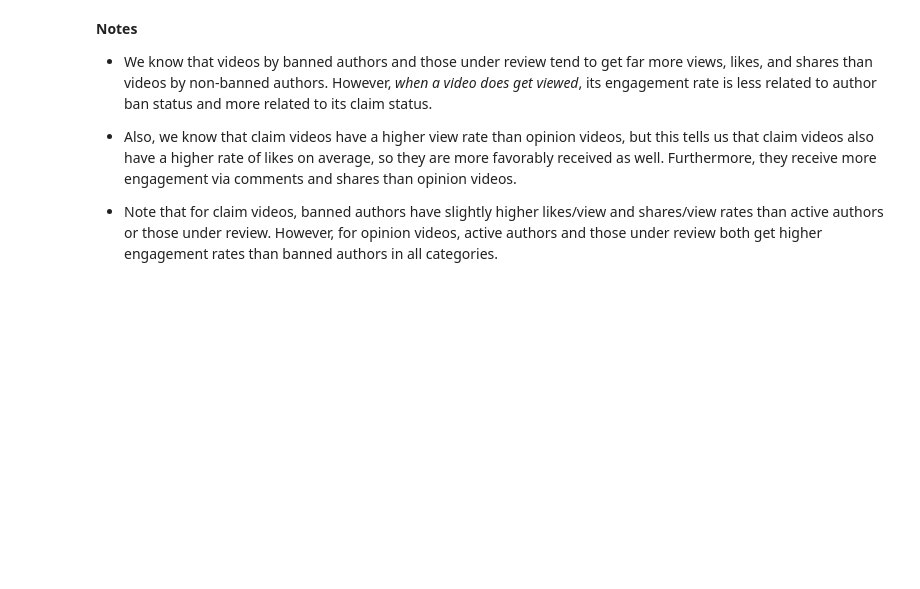
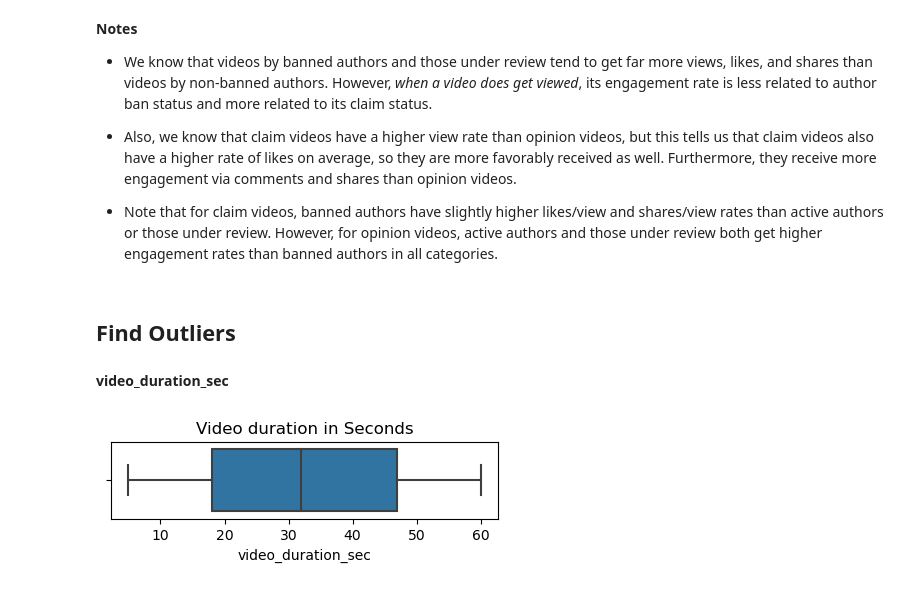
Before and after one commit to low122/TikTok, a Jupyter notebook: tiktok_analysis.ipynb, the cells around one changed output. Saved outputs shown, nothing was run; the diff lists cells and outputs as text; code cells hidden in the pictures; blank space fills up the shorter version.

Commit message:
Outliers

```diff
--- a/tiktok_analysis.ipynb
+++ b/tiktok_analysis.ipynb
@@ -183,3 +237,15 @@ data.groupby(['claim_status', 'author_ban_status']).agg(
 - Also, we know that claim videos have a higher view rate than opinion videos, but this tells us that claim videos also have a higher rate of likes on average, so they are more favorably received as well. Furthermore, they receive more engagement via comments and shares than opinion videos.
 
 - Note that for claim videos, banned authors have slightly higher likes/view and shares/view rates than active authors or those under review. However, for opinion videos, active authors and those under review both get higher engagement rates than banned authors in all categories.
+# %% [markdown]
+Find Outliers
+---
+# %% [markdown]
+**video_duration_sec**
+# %%
+plt.figure(figsize=(5,1))
+plt.title('Video duration in Seconds')
+sns.boxplot(x=data['video_duration_sec'])
+plt.show()
+# %% [output]
+[figure, added]
```
Also changed, not shown: parts of 29 cells of this notebook.
